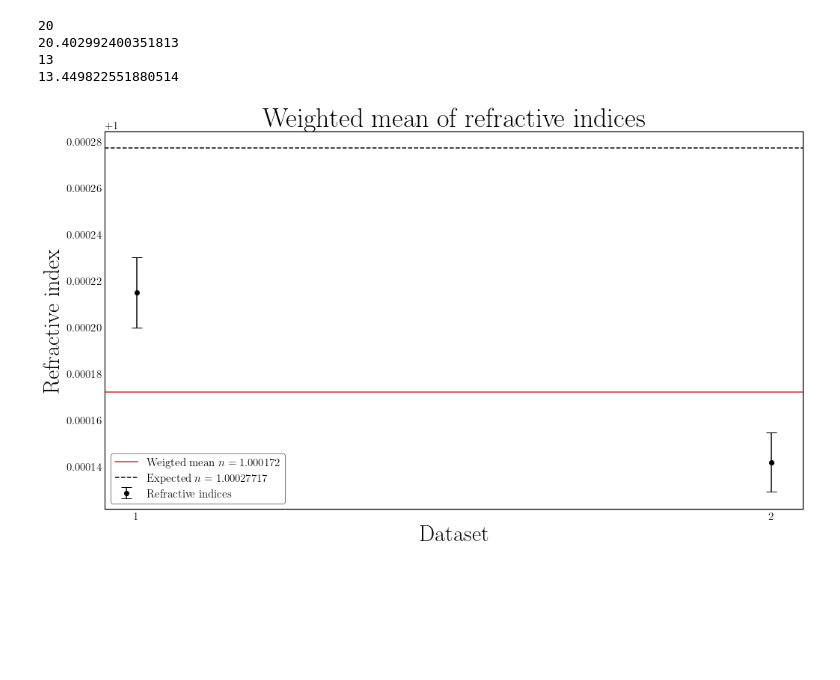
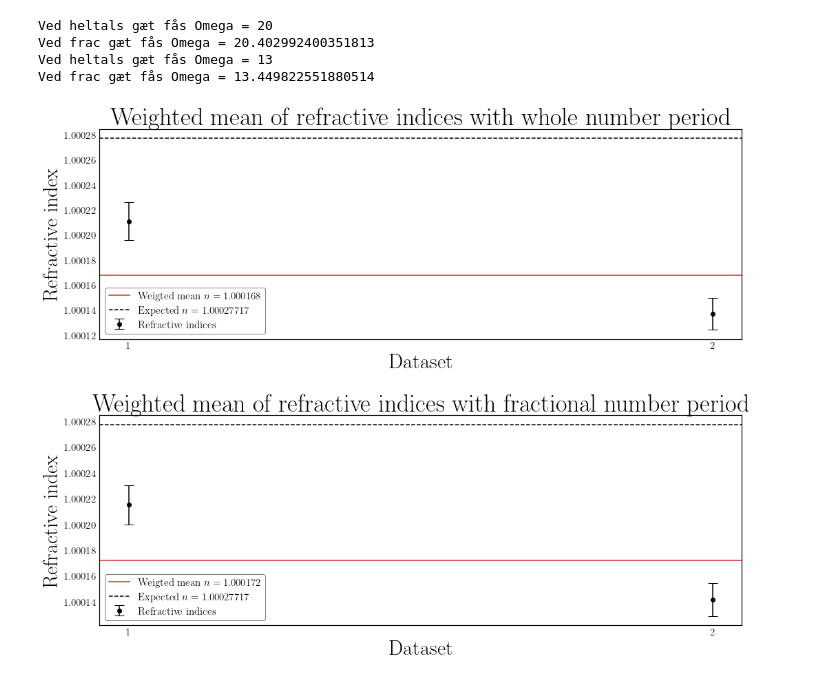
Before and after one commit to Emiliuhre/Labgruppe-Eksperimentiel-Fysik-2, a Jupyter notebook: Exercise 3/Databehandling/Aircell.ipynb, the cells around one changed output. Saved outputs shown, nothing was run; the diff lists cells and outputs as text; code cells hidden in the pictures; blank space fills up the shorter version.

```diff
--- a/Exercise 3/Databehandling/Aircell.ipynb
+++ b/Exercise 3/Databehandling/Aircell.ipynb
@@ -262,7 +186,7 @@ ax.plot(ts, func(ts, A, a, phi, b), color="C3")
 # %%
 #Liste af n-værdier
-ns = []
-
+nsz = []
+nsfrac = []
 #Antal datasæt der skal gennemløbes
 sets = 2
 
@@ -279,33 +203,52 @@ for i in range(sets):
     #Tryk for sættet defineres
     p = 2 #atm
 
+    #Heltals gæt
     n, sigma = zapprox(tops, p)
+    #n og usikkerhed tilføjes til liste
+    nsz.append(np.array([n, sigma]))
+
+    #Mere end heltals gæt
     n, sigma = fracapprox(tops, times, time, p)
+    #n og usikkerhed tilføjes til liste
+    nsfrac.append(np.array([n, sigma]))
 
-    #n og usikkerhed tilføjes til liste
-    ns.append(np.array([n, sigma]))
-ns = np.array(ns)
+nsz = np.array(nsz)
+nsfrac = np.array(nsfrac)
 # %% [output]
-20
-20.402992400351813
-13
-13.449822551880514
+Ved heltals gæt fås Omega = 20
+Ved frac gæt fås Omega = 20.402992400351813
+Ved heltals gæt fås Omega = 13
+Ved frac gæt fås Omega = 13.449822551880514
 # %%
-refIndecies = ns[:,0]
-sigmas = ns[:,1]
-navg = np.average(refIndecies, weights=1/sigmas**2)
+refIndeciesz = nsz[:,0]
+refIndeciesfrac = nsfrac[:,0]
+sigmasz = nsz[:,1]
+sigmasfrac = nsfrac[:,1]
+navgz = np.average(refIndeciesz, weights=1/sigmasz**2)
+navgfrac = np.average(refIndeciesfrac, weights=1/sigmasfrac**2)
 
-fig, ax = plt.subplots(figsize=(15,9))
+fig, axes = plt.subplots(2, 1, figsize=(15,12))
+axes[0].get_yaxis().get_major_formatter().set_useOffset(False)
+axes[0].errorbar(list(range(1, len(nsz)+1)), refIndeciesz, fmt="o", color="black", yerr=sigmasz, label="Refractive indices", capsize = 7)
+axes[0].axhline(navgz, color="C3", label=f"Weigted mean $n = {navgz:.6f}$")
+axes[0].axhline(1.00027717, color="black", linestyle="--", label=f"Expected $n = 1.00027717$")
+axes[0].set_ylabel("Refractive index")
+axes[0].set_title("Weighted mean of refractive indices with whole number period")
+axes[0].set_xticks(list(range(1, len(nsz)+1)))
+axes[0].set_xlabel("Dataset")
+axes[0].legend()
 
-ax.errorbar(list(range(1, len(ns)+1)), refIndecies, fmt="o", color="black", yerr=sigmas, label="Refractive indices", capsize = 7)
-ax.axhline(navg, color="C3", label=f"Weigted mean $n = {navg:.6f}$")
-ax.axhline(1.00027717, color="black", linestyle="--", label=f"Expected $n = 1.00027717$")
-ax.set_xticks(list(range(1, len(ns)+1)))
-ax.set_xlabel("Dataset")
-ax.set_ylabel("Refractive index")
-ax.set_title("Weighted mean of refractive indices")
-ax.legend()
+axes[1].get_yaxis().get_major_formatter().set_useOffset(False)
+axes[1].errorbar(list(range(1, len(nsfrac)+1)), refIndeciesfrac, fmt="o", color="black", yerr=sigmasfrac, label="Refractive indices", capsize = 7)
+axes[1].axhline(navgfrac, color="C3", label=f"Weigted mean $n = {navgfrac:.6f}$")
+axes[1].axhline(1.00027717, color="black", linestyle="--", label=f"Expected $n = 1.00027717$")
+axes[1].set_ylabel("Refractive index")
+axes[1].set_title("Weighted mean of refractive indices with fractional number period")
+axes[1].set_xticks(list(range(1, len(nsfrac)+1)))
+axes[1].set_xlabel("Dataset")
+axes[1].legend()
 
 fig.tight_layout()
 # %% [output]
-[figure, old version]
+[figure, new version]
```
Also changed, not shown: parts of 3 cells of this notebook.
